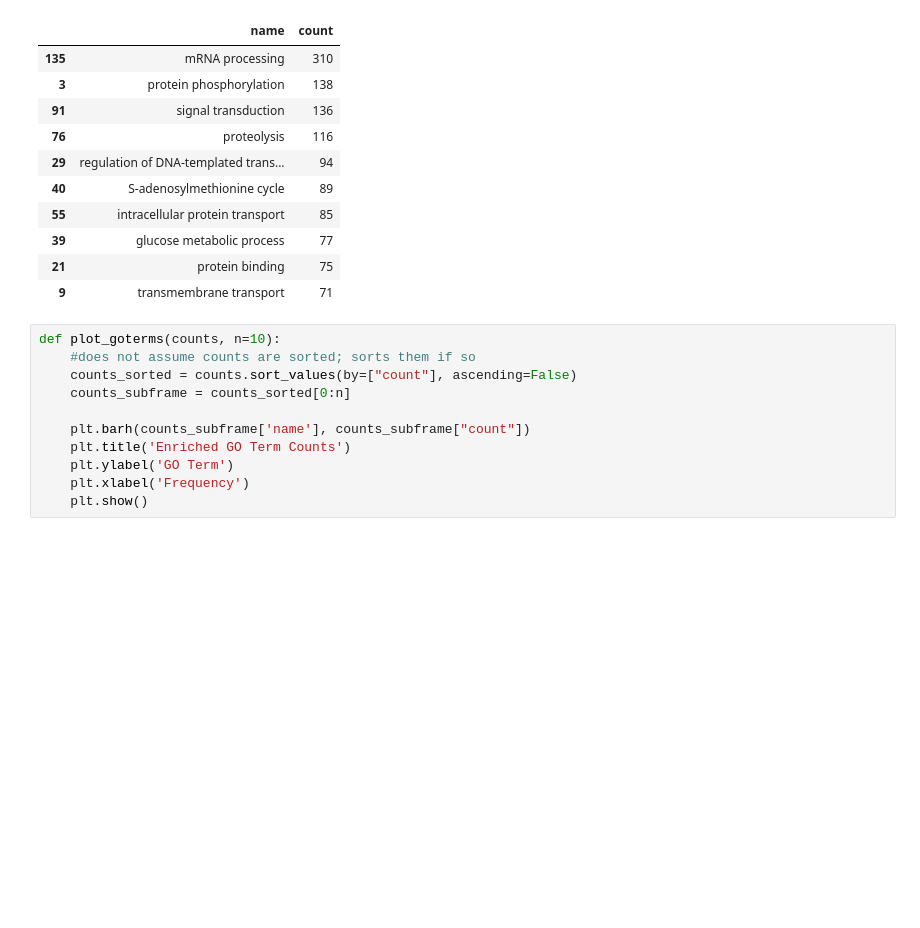
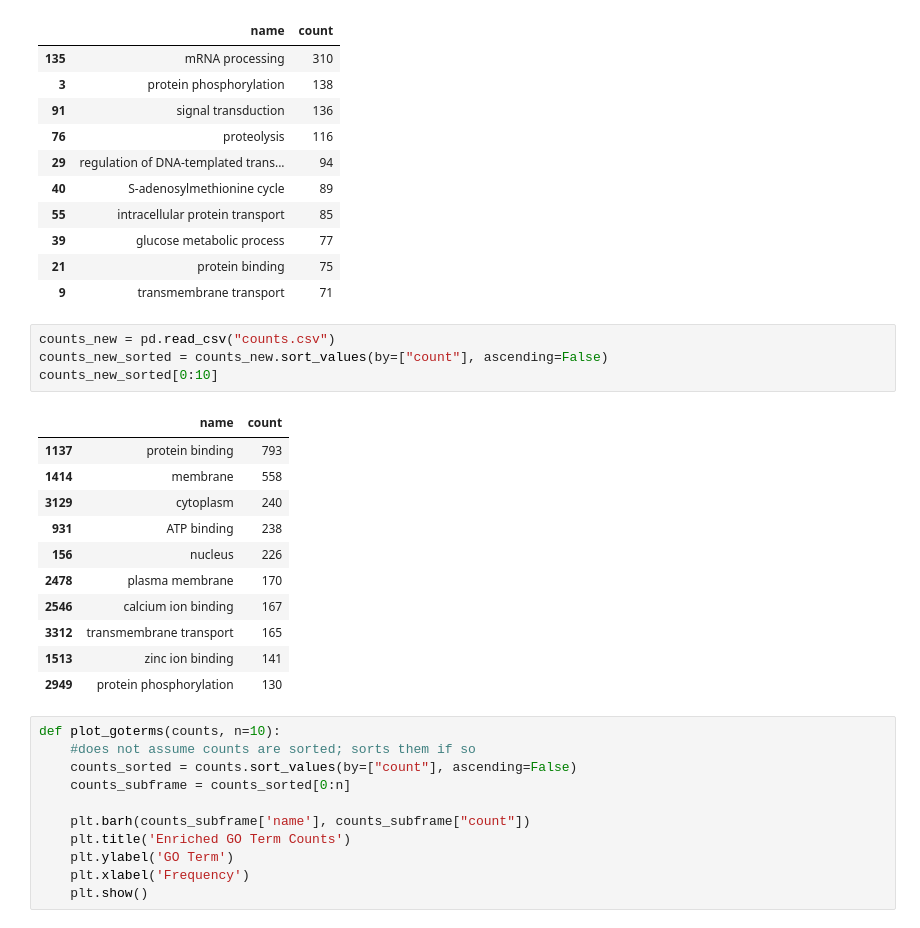
Before and after one commit to jonazhu/nematostella_protpred, a Jupyter notebook: motifs/find_motifs_testing.ipynb, the cells around one changed output. Drawn from its saved outputs; the diff is of its cells as text; blank space fills up the shorter version.

```diff
--- a/motifs/find_motifs_testing.ipynb
+++ b/motifs/find_motifs_testing.ipynb
@@ -294,6 +294,22 @@ counts_sorted[0:10]
 | 39 | glucose metabolic process | 77 |
 | 21 | protein binding | 75 |
 | 9 | transmembrane transport | 71 |
+# %%
+counts_new = pd.read_csv("counts.csv")
+counts_new_sorted = counts_new.sort_values(by=["count"], ascending=False)
+counts_new_sorted[0:10]
+# %% [output]
+|  | name | count |
+| 1137 | protein binding | 793 |
+| 1414 | membrane | 558 |
+| 3129 | cytoplasm | 240 |
+| 931 | ATP binding | 238 |
+| 156 | nucleus | 226 |
+| 2478 | plasma membrane | 170 |
+| 2546 | calcium ion binding | 167 |
+| 3312 | transmembrane transport | 165 |
+| 1513 | zinc ion binding | 141 |
+| 2949 | protein phosphorylation | 130 |
 # %%
 def plot_goterms(counts, n=10):
     #does not assume counts are sorted; sorts them if so
```
Also changed, not shown: parts of 1 cell of this notebook, 7 other files.
